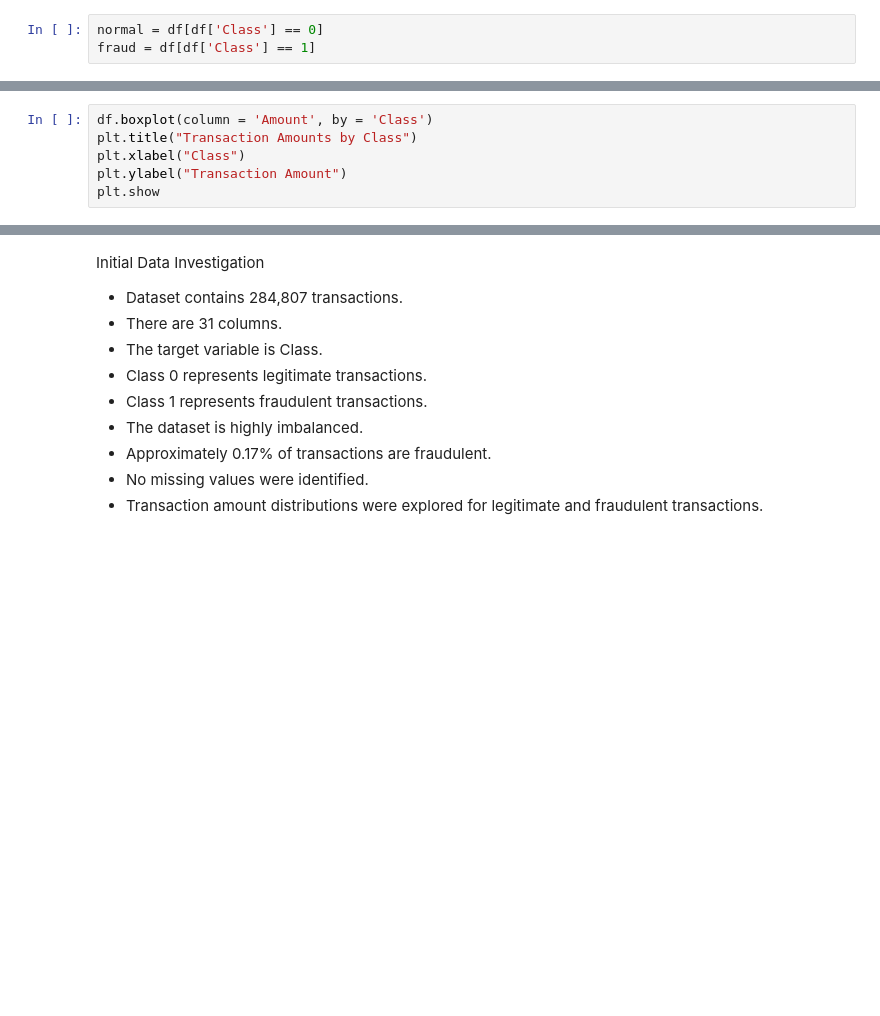
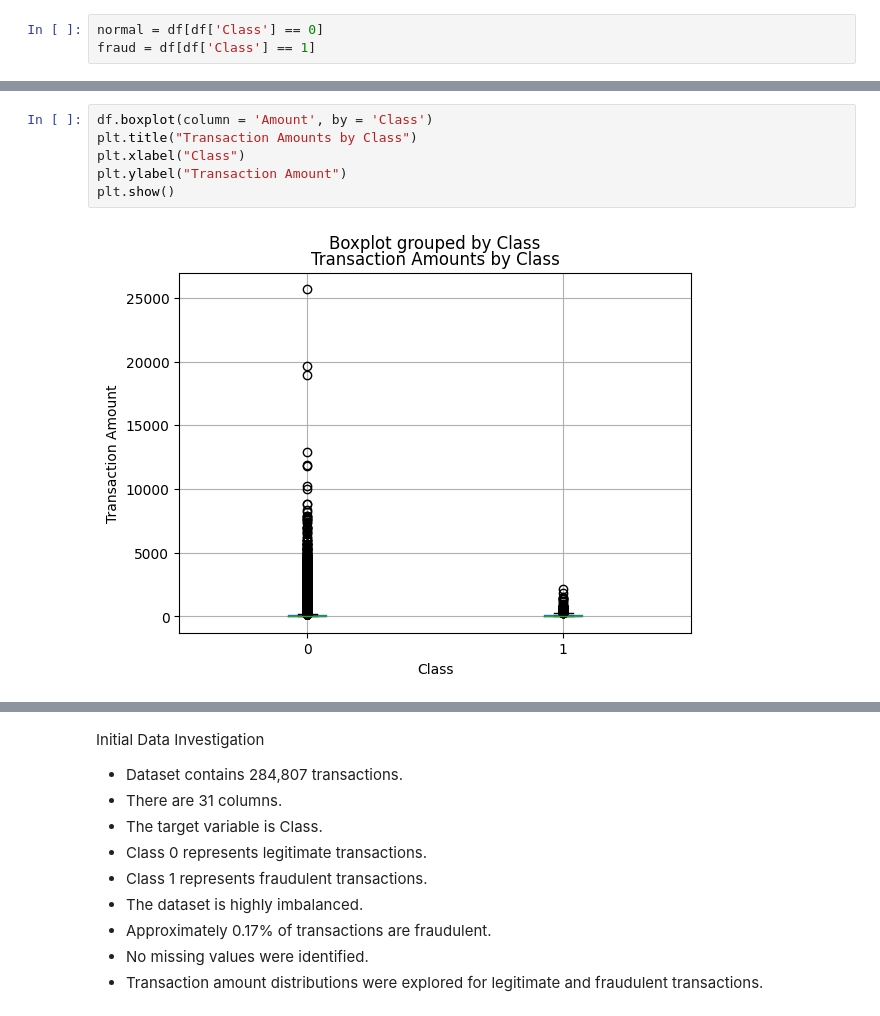
Before and after one commit to Ayush-Sood1/credit-card-fraud-detection-ML-model, a Jupyter notebook: 01_Credit_Card_Fraud_Detection_—_.ipynb, the cells around one changed output, grey strips where cells are left out. Saved outputs shown, nothing was run; the diff lists cells and outputs as text; blank space fills up the shorter version.

```diff
--- a/01_Credit_Card_Fraud_Detection_—_.ipynb
+++ b/01_Credit_Card_Fraud_Detection_—_.ipynb
@@ -165,9 +278,11 @@ fraud['Amount'].mean()
 # %%
 df.boxplot(column = 'Amount', by = 'Class')
 plt.title("Transaction Amounts by Class")
 plt.xlabel("Class")
 plt.ylabel("Transaction Amount")
-plt.show
+plt.show()
+# %% [output]
+[figure, added]
 # %%
 df.boxplot(column="Amount", by="Class")
 
```
Also changed, not shown: parts of 53 cells of this notebook.
